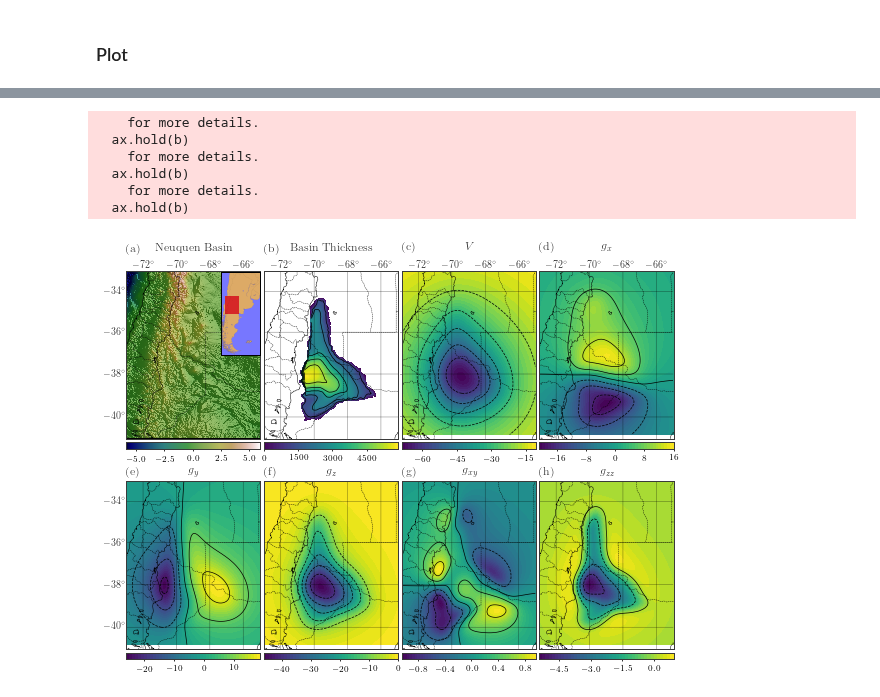
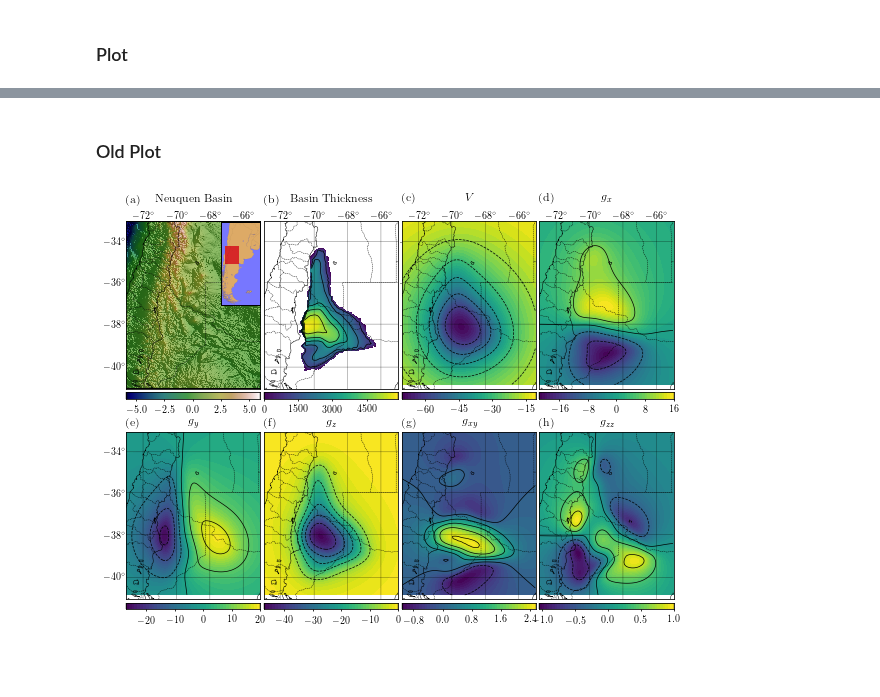
Before and after one commit to pinga-lab/tesseroid-variable-density, a Jupyter notebook: code/notebooks/08-plot-figures.ipynb, the cells around one changed output, grey strips where cells are left out. Drawn from its saved outputs; the diff is of its cells as text; code cells hidden in the pictures; blank space fills up the shorter version.

```diff
--- a/code/notebooks/08-plot-figures.ipynb
+++ b/code/notebooks/08-plot-figures.ipynb
@@ -594,7 +577,7 @@ plt.show()
 # %% [markdown]
 ### Load Data: Topography and Sediment Thickness
 # %%
-data = np.load("../data/topography.npy")
+data = np.load("../../data/topography.npy")
 lat, lon, topo = data[:, 0], data[:, 1], data[:, 2]
 shape = (571, 457)
 area = (lat.min(), lat.max(), lon.min(), lon.max())
@@ -602,7 +585,7 @@ area = (lat.min(), lat.max(), lon.min(), lon.max())
 topography = {'lon': lon, 'lat': lat, 'topo': topo,
               'shape': shape, 'area': area}
 
-lat, lon, thickness = np.loadtxt('../data/sediment_thickness.dat',
+lat, lon, thickness = np.loadtxt('../../data/sediment_thickness.dat',
                                  unpack=True)
 shape = (117, 91)
 area = (lat.min(), lat.max(), lon.min(), lon.max())
@@ -611,7 +594,7 @@ sediments = {'lon': lon, 'lat':lat, 'thickness': thickness,
 # %% [markdown]
 ### Load Data: Computed Fields
 # %%
-fields = 'potential gx gy gz gxy gzz'.split()
+fields = 'potential gx gy gz gxx gxy gxz gyy gzz'.split()
 shape = (79, 81)
 area = (-40.8, -33., 287, 295.)
 lat, lon, height = gridder.regular(area, shape, z=260e3)
@@ -663,5 +829,7 @@ config['parallels-right']['labels'] = [False, True, False, False]
+# %% [markdown]
+### Old Plot
 # %%
-fig = plt.figure(figsize=(8, 6.08))
+fig = plt.figure(figsize=(8, 8.08))
 
 grid = AxesGrid(fig, [0.04, 0, 0.95, 0.97],
                 nrows_ncols=(2, 4), axes_pad=(0.05, 0.45),
@@ -766,38 +934,33 @@ lon, lat = results['lon'], results['lat']
 shape = results['shape']
 
 for i in range(len(titles)):
     ax, bm.ax, cbax = grid[i+2], grid[i+2], grid.cbar_axes[i+2]
     x, y = bm(lon, lat)
     result = results['variable'][i]
     im = bm.contourf(x.reshape(shape), y.reshape(shape),
                      result.reshape(shape), 50)
     bm.contour(x.reshape(shape), y.reshape(shape),
                result.reshape(shape),
                5, colors='k', linewidths=0.7)
     bm.drawcountries(**config['countries'])
     bm.drawstates(**config['states'])
     bm.drawcoastlines(**config['coastlines'])
     if i == 2:
         bm.drawparallels(**config['parallels'])
     else:
         bm.drawparallels(**config['parallels-quiet'])
     if i > 1:
         bm.drawmeridians(**config['meridians-quiet'])
         ax.set_title(titles[i], loc="center")
         ax.set_title(subfigures[i], loc="left")
     else:
         bm.drawmeridians(**config['meridians'])
         ax.set_title(titles[i], y=1.09, loc="center")
         ax.set_title(subfigures[i], y=1.09, loc="left")
     cbar = cbax.colorbar(im)
 
-plt.savefig('../manuscript/figures/neuquen-basin.pdf', dpi=300)
+
+# plt.savefig('../../manuscript/figures/neuquen-basin.pdf', dpi=300)
 plt.show()
 # %% [output]
-    for more details.
-  ax.hold(b)
-    for more details.
-  ax.hold(b)
-    for more details.
-  ax.hold(b)
-[figure, old version]
+[figure, new version]
```
Also changed, not shown: parts of 6 cells of this notebook, 5 other files.
